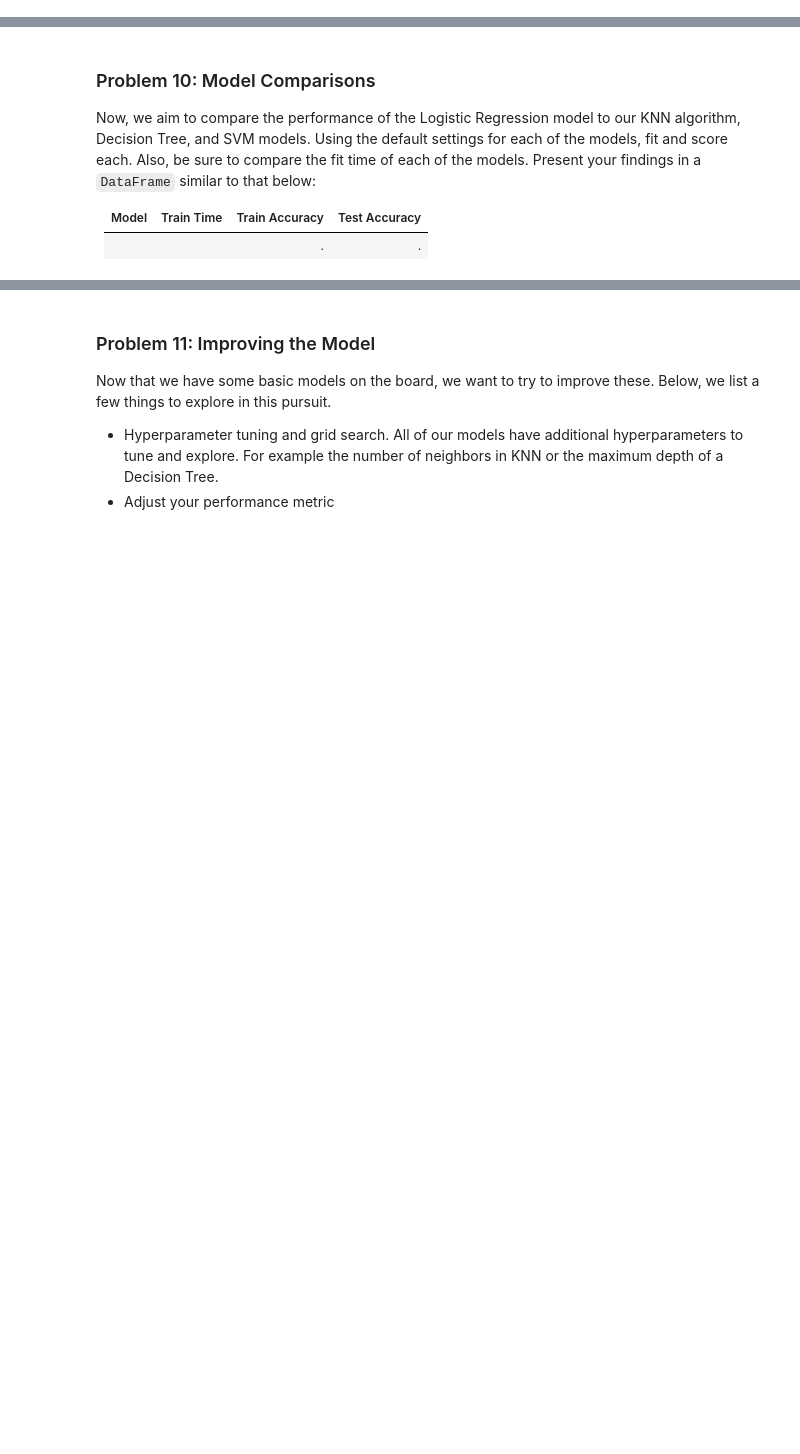
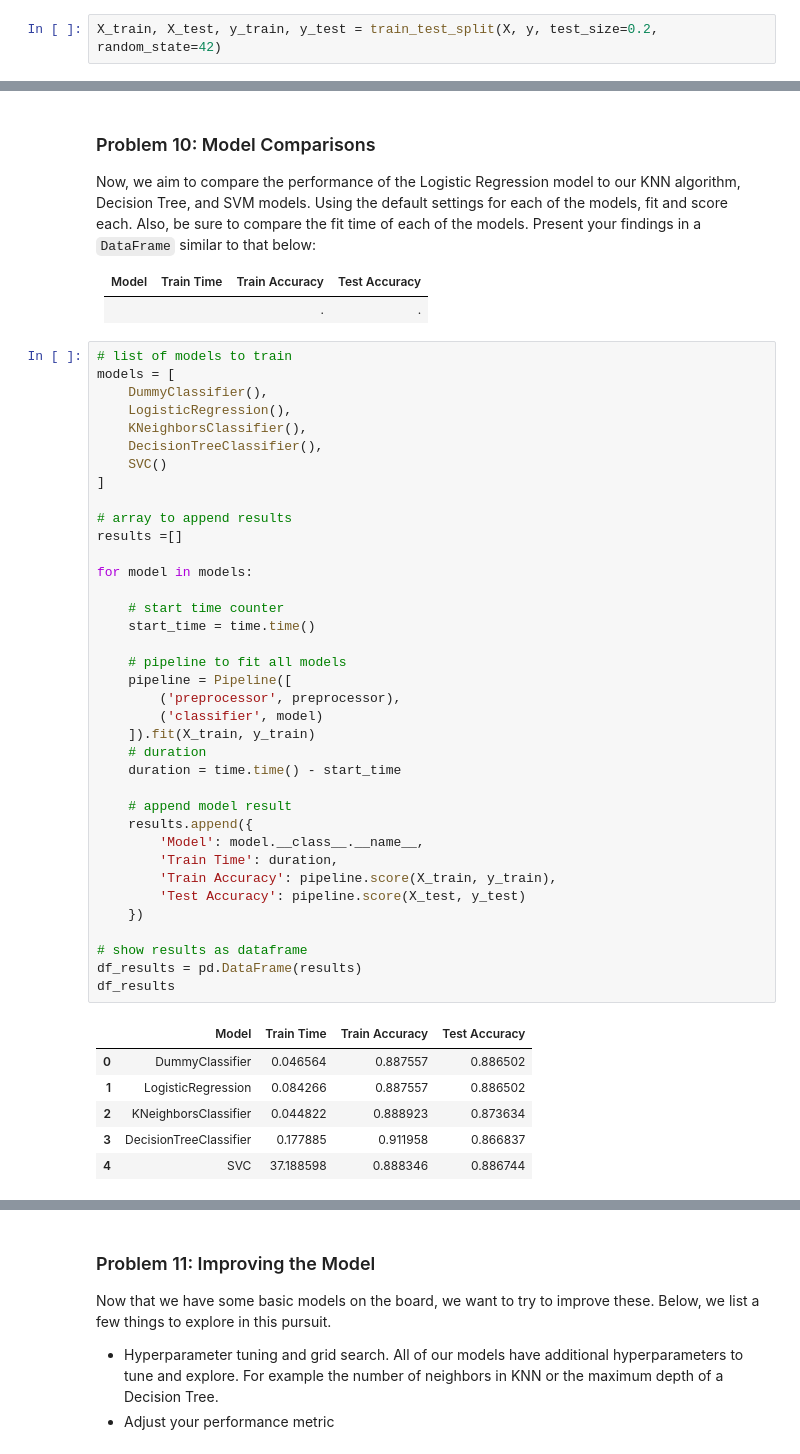
Before and after one commit to weslylaboy/classifiers-performance-comparison, a Jupyter notebook: prompt_III.ipynb, the cells around one changed output, grey strips where cells are left out. Cells and saved outputs as stored; diff of their text form; blank space fills up the shorter version.

Commit message:
Added additional classifiers, KNeighbors, LogisticRegression, SVC, DecisionTree, and DummyClassifier.

```diff
--- a/prompt_III.ipynb
+++ b/prompt_III.ipynb
@@ -428,6 +432,8 @@ X.shape, y.shape
 ### Problem 6: Train/Test Split
 
 With your data prepared, split it into a train and test set.
+# %%
+X_train, X_test, y_train, y_test = train_test_split(X, y, test_size=0.2, random_state=42)
 # %% [markdown]
 ### Problem 7: A Baseline Model
 
@@ -448,3 +503,47 @@ Now, we aim to compare the performance of the Logistic Regression model to our K
 | Model | Train Time | Train Accuracy | Test Accuracy |
 | ----- | ---------- | -------------  | -----------   |
 |     |    |.     |.     |
+# %%
+# list of models to train
+models = [
+    DummyClassifier(),
+    LogisticRegression(),
+    KNeighborsClassifier(),
+    DecisionTreeClassifier(),
+    SVC()
+]
+
+# array to append results
+results =[]
+
+for model in models:
+
+    # start time counter
+    start_time = time.time()
+
+    # pipeline to fit all models
+    pipeline = Pipeline([
+        ('preprocessor', preprocessor),
+        ('classifier', model)
+    ]).fit(X_train, y_train)
+    # duration
+    duration = time.time() - start_time
+
+    # append model result
+    results.append({
+        'Model': model.__class__.__name__,
+        'Train Time': duration,
+        'Train Accuracy': pipeline.score(X_train, y_train),
+        'Test Accuracy': pipeline.score(X_test, y_test)
+    })
+
+# show results as dataframe
+df_results = pd.DataFrame(results)
+df_results
+# %% [output]
+|  | Model | Train Time | Train Accuracy | Test Accuracy |
+| 0 | DummyClassifier | 0.046564 | 0.887557 | 0.886502 |
+| 1 | LogisticRegression | 0.084266 | 0.887557 | 0.886502 |
+| 2 | KNeighborsClassifier | 0.044822 | 0.888923 | 0.873634 |
+| 3 | DecisionTreeClassifier | 0.177885 | 0.911958 | 0.866837 |
+| 4 | SVC | 37.188598 | 0.888346 | 0.886744 |
```
Also changed, not shown: parts of 9 cells of this notebook.
